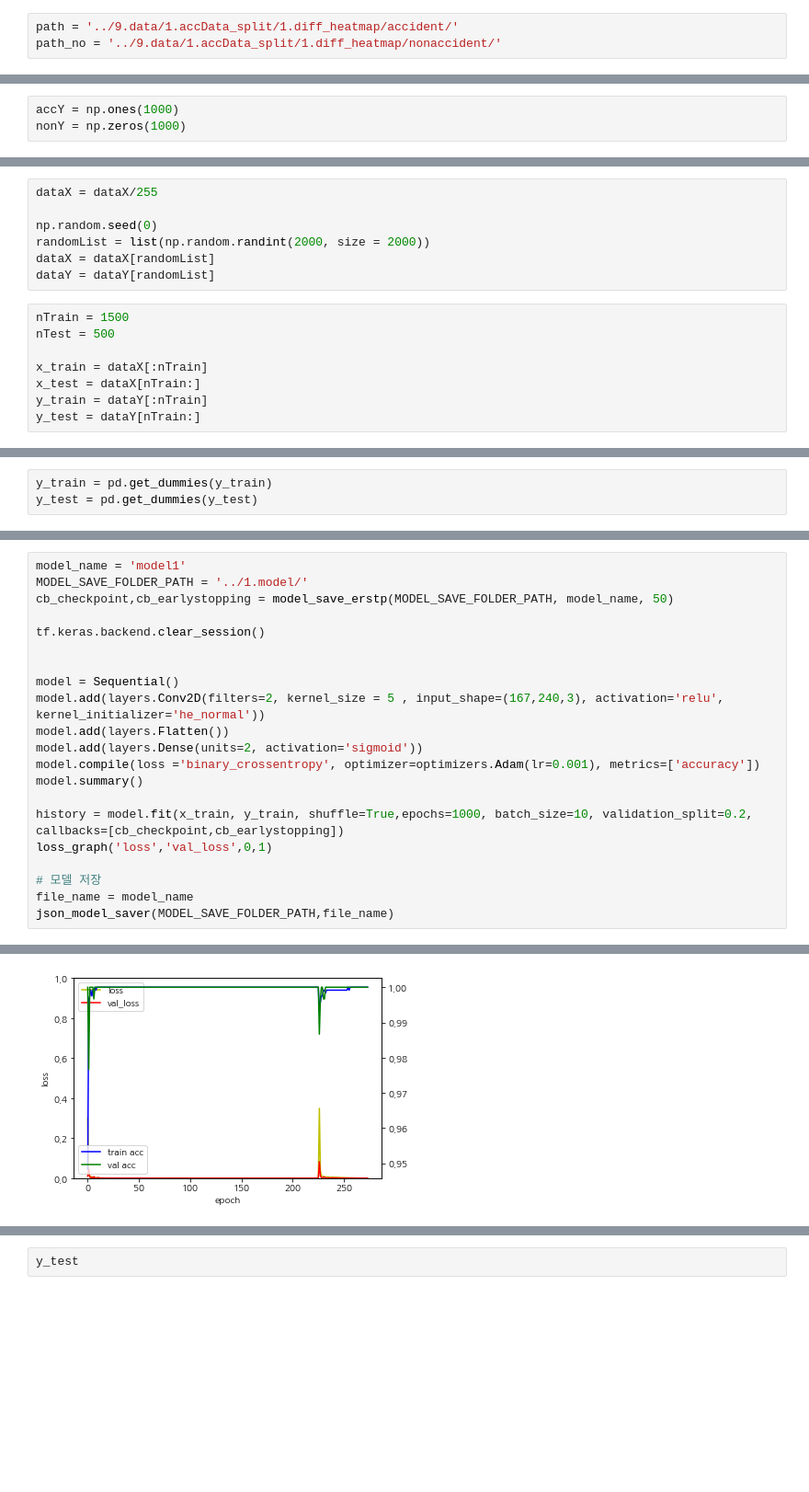
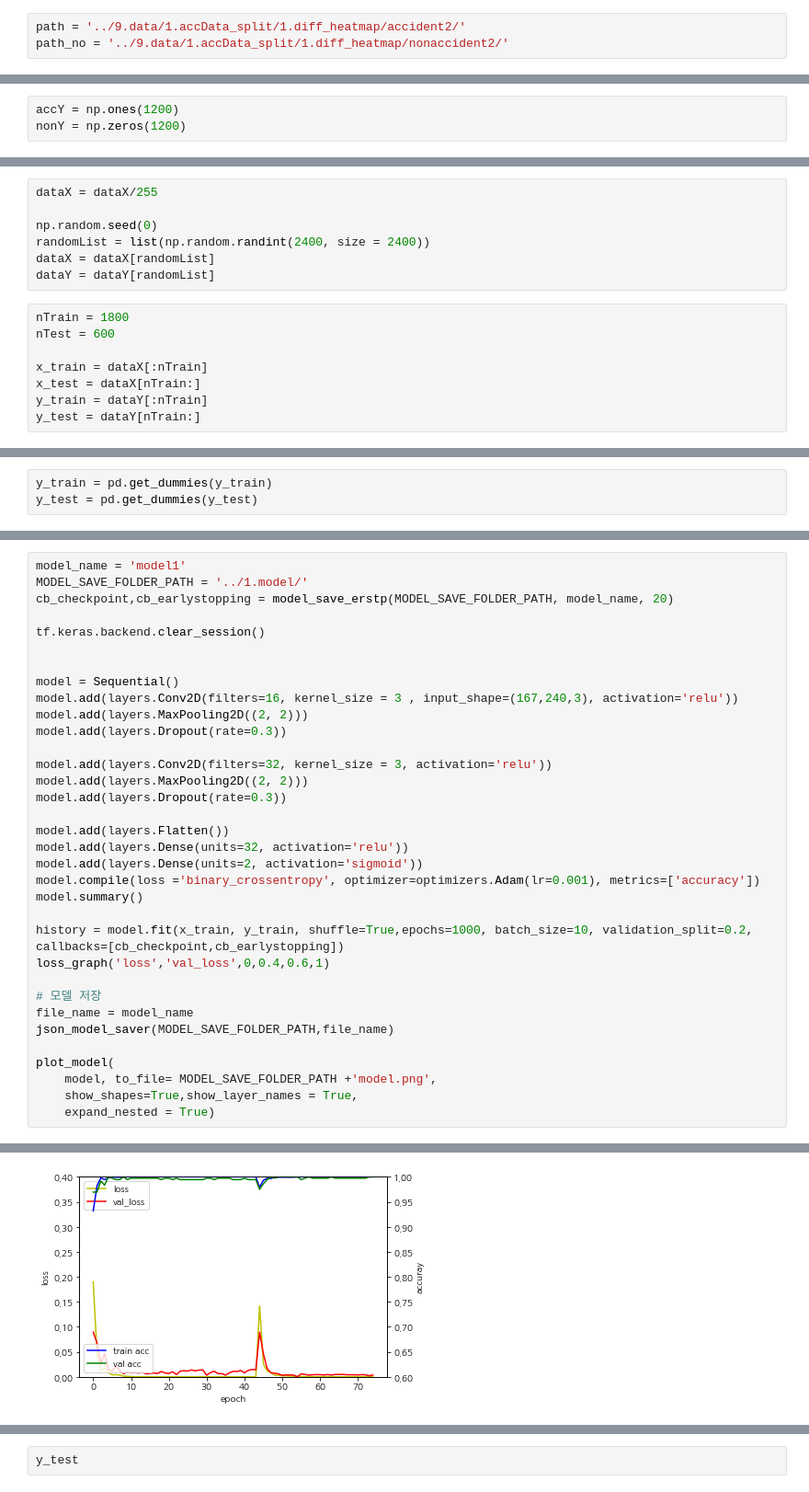
Before and after one commit to bok9504/Lab_work, a Jupyter notebook: 3. 모델 구축.ipynb, the cells around one changed output, grey strips where cells are left out. Shown at 92% size. Saved outputs shown, nothing was run; the diff lists cells and outputs as text; blank space fills up the shorter version.

```diff
--- a/3. 모델 구축.ipynb
+++ b/3. 모델 구축.ipynb
@@ -63,8 +65,8 @@ def json_model_saver(MODEL_SAVE_FOLDER_PATH,file_name):
     model.save_weights( MODEL_SAVE_FOLDER_PATH +file_name +'.h5')
     return print("Saved model to disk : "+ file_name +'.h5')
 # %%
-path = '../9.data/1.accData_split/1.diff_heatmap/accident/'
-path_no = '../9.data/1.accData_split/1.diff_heatmap/nonaccident/'
+path = '../9.data/1.accData_split/1.diff_heatmap/accident2/'
+path_no = '../9.data/1.accData_split/1.diff_heatmap/nonaccident2/'
 # %%
 accList = os.listdir(path)
 nonList = os.listdir(path_no)
@@ -99,8 +101,8 @@ for i in nonList:
         temp = np.expand_dims(temp, 0)
         nonImg = np.concatenate((nonImg, temp), axis=0)
 # %%
-accY = np.ones(1000)
-nonY = np.zeros(1000)
+accY = np.ones(1200)
+nonY = np.zeros(1200)
 # %%
 dataX = np.concatenate([accImg, nonImg])
 dataY = np.concatenate([accY, nonY])
@@ -108,12 +110,12 @@ dataY = np.concatenate([accY, nonY])
 dataX = dataX/255
 
 np.random.seed(0)
-randomList = list(np.random.randint(2000, size = 2000))
+randomList = list(np.random.randint(2400, size = 2400))
 dataX = dataX[randomList]
 dataY = dataY[randomList]
 # %%
-nTrain = 1500
-nTest = 500
+nTrain = 1800
+nTest = 600
 
 x_train = dataX[:nTrain]
 x_test = dataX[nTrain:]
@@ -133,24 +135,37 @@ y_train.shape
 # %%
 model_name = 'model1'
 MODEL_SAVE_FOLDER_PATH = '../1.model/'
-cb_checkpoint,cb_earlystopping = model_save_erstp(MODEL_SAVE_FOLDER_PATH, model_name, 50)
+cb_checkpoint,cb_earlystopping = model_save_erstp(MODEL_SAVE_FOLDER_PATH, model_name, 20)
 
 tf.keras.backend.clear_session()
 
 
 model = Sequential()
-model.add(layers.Conv2D(filters=2, kernel_size = 5 , input_shape=(167,240,3), activation='relu', kernel_initializer='he_normal'))
+model.add(layers.Conv2D(filters=16, kernel_size = 3 , input_shape=(167,240,3), activation='relu'))
+model.add(layers.MaxPooling2D((2, 2)))
+model.add(layers.Dropout(rate=0.3))
+
+model.add(layers.Conv2D(filters=32, kernel_size = 3, activation='relu'))
+model.add(layers.MaxPooling2D((2, 2)))
+model.add(layers.Dropout(rate=0.3))
+
 model.add(layers.Flatten())
+model.add(layers.Dense(units=32, activation='relu'))
 model.add(layers.Dense(units=2, activation='sigmoid'))
 model.compile(loss ='binary_crossentropy', optimizer=optimizers.Adam(lr=0.001), metrics=['accuracy'])
 model.summary()
 
 history = model.fit(x_train, y_train, shuffle=True,epochs=1000, batch_size=10, validation_split=0.2, callbacks=[cb_checkpoint,cb_earlystopping])
-loss_graph('loss','val_loss',0,1)
+loss_graph('loss','val_loss',0,0.4,0.6,1)
 
 # 모델 저장
 file_name = model_name
 json_model_saver(MODEL_SAVE_FOLDER_PATH,file_name)
+
+plot_model(
+    model, to_file= MODEL_SAVE_FOLDER_PATH +'model.png',
+    show_shapes=True,show_layer_names = True,
+    expand_nested = True)
 # %% [output]
 Model: "sequential"
 _________________________________________________________________
@@ -172,2 +187,2 @@ Epoch 00274: early stopping
-[figure, old version]
+[figure, new version]
 Saved model to disk : model1.h5
```
Also changed, not shown: parts of 21 cells of this notebook, 1 other file.
